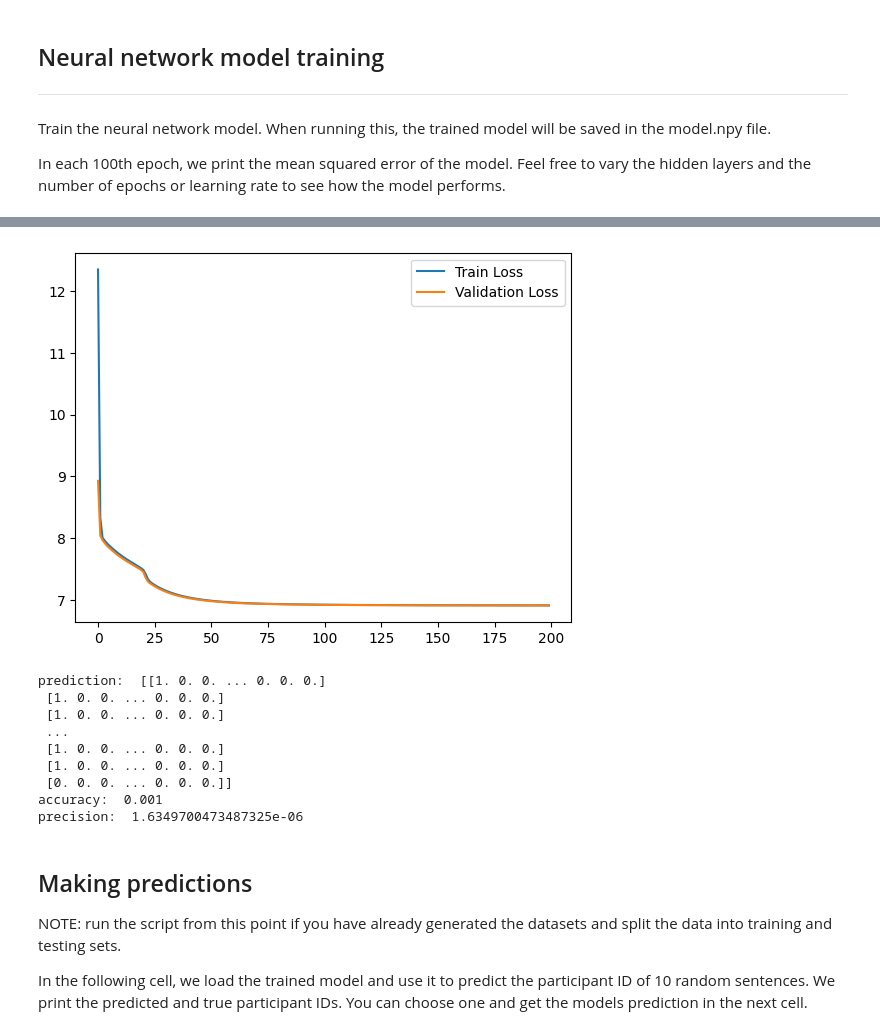
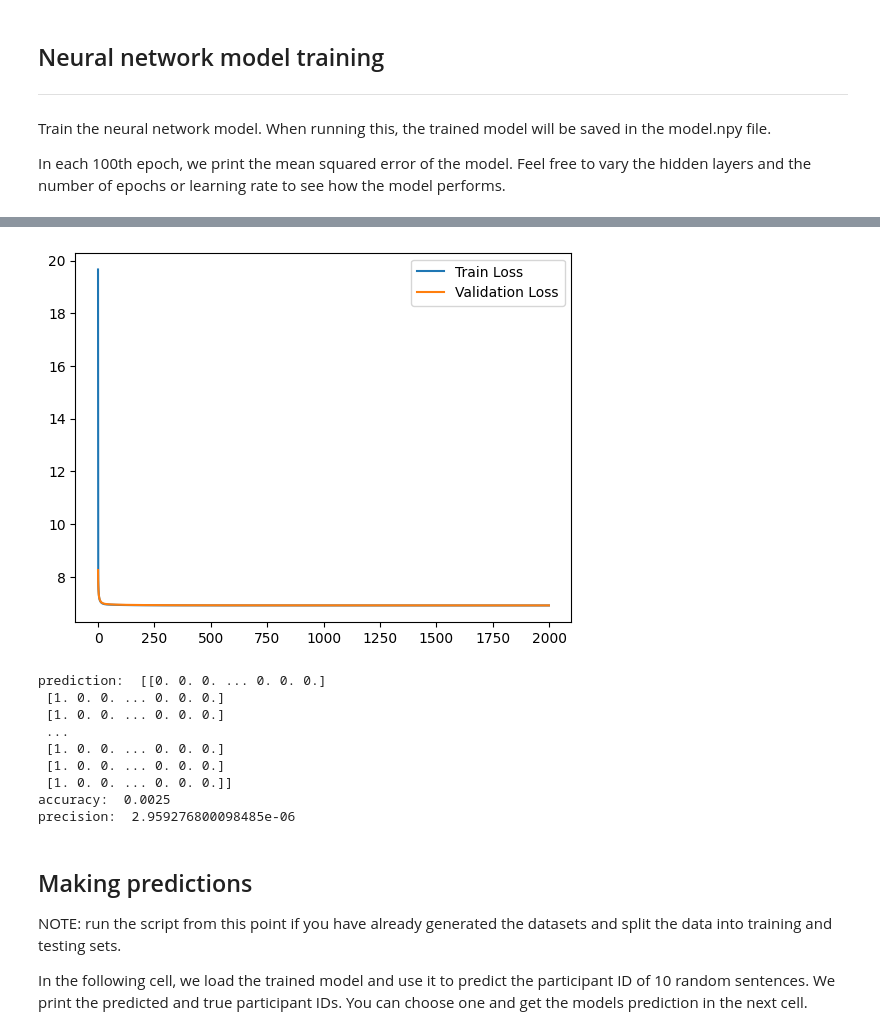
Before and after one commit to carlotta-mah/keystroke_gen, a Jupyter notebook: src/ks_model_interact.ipynb, the cells around one changed output, grey strips where cells are left out. Cells and saved outputs as stored; diff of their text form; code cells hidden in the pictures.

```diff
--- a/src/ks_model_interact.ipynb
+++ b/src/ks_model_interact.ipynb
@@ -22,10 +23,11 @@ current working directory:  /Users/miamahncke/Development/keystroke_gen/src
 Get the share of data reserverd for training and testing.
 NOTE: Run the script from this point if you have restarted the kernel but do not want to rewrite the data.
 # %%
-import src.data_processor as data_processor
+from src.data_processor import KeystrokeDataReader
 from sklearn.model_selection import train_test_split
-from sklearn.preprocessing import LabelEncoder
+from src.label_encoder import KeystrokeLabelEncoder
 
+data_processor = KeystrokeDataReader()
 # Load the dataset
 dataset = data_processor.get_train_data()
 
@@ -33,8 +35,8 @@ dataset = data_processor.get_train_data()
 X = dataset.data  # Features
 y = dataset.labels  # Target labels
 # Encode the target variable (PARTICIPANT_ID) using LabelEncoder
-label_encoder = LabelEncoder()
-y_encoded = data_processor.encode_participant_ids(label_encoder.fit_transform(y))
+label_encoder = KeystrokeLabelEncoder()
+y_encoded = label_encoder.fit_transform(y)
 
 # Split the dataset into training and testing sets
 X_train, X_test, y_train, y_test = train_test_split(X, y_encoded, test_size=0.2, random_state=42)
@@ -50,9 +52,9 @@ Feel free to vary the hidden layers and the number of epochs or learning rate to
 import numpy as np
 from neural_network import NeuralNetwork
 # Initialize and train the neural network model
-layers = [X_train.shape[1], 7, 4, len(label_encoder.classes_)]
-nn = NeuralNetwork(layer_structure=layers, learning_rate=0.0001, activation='relu')
-nn.train(X_train, y_train, epochs=200)
+layers = [X_train.shape[1], 4, len(label_encoder.label_map)]
+nn = NeuralNetwork(layer_structure=layers, learning_rate=0.00001, activation='relu')
+nn.train(X_train, y_train, epochs=2000)
 
 
 # Get predictions and calculate the mean squared error
@@ -68,13 +88,13 @@ Epoch 100, Loss: 6.922059554266305, Validation Loss: 6.91998049848589
-[figure, old version]
+[figure, new version]
-prediction:  [[1. 0. 0. ... 0. 0. 0.]
+prediction:  [[0. 0. 0. ... 0. 0. 0.]
  [1. 0. 0. ... 0. 0. 0.]
  [1. 0. 0. ... 0. 0. 0.]
  ...
  [1. 0. 0. ... 0. 0. 0.]
  [1. 0. 0. ... 0. 0. 0.]
- [0. 0. 0. ... 0. 0. 0.]]
-accuracy:  0.001
-precision:  1.6349700473487325e-06
+ [1. 0. 0. ... 0. 0. 0.]]
+accuracy:  0.0025
+precision:  2.959276800098485e-06
 # %% [markdown]
 ## Making predictions
 
```
Also changed, not shown: parts of 5 cells of this notebook.
